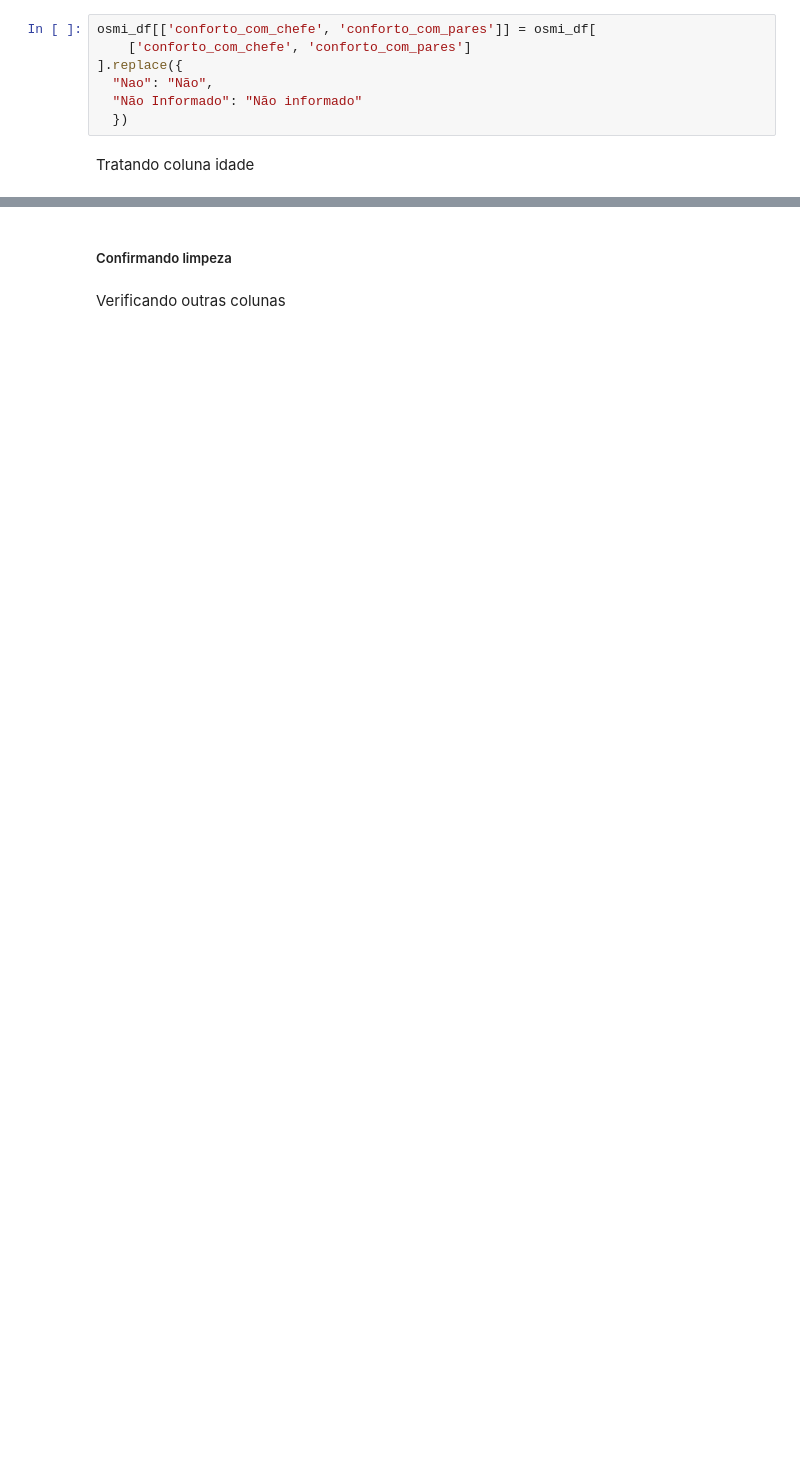
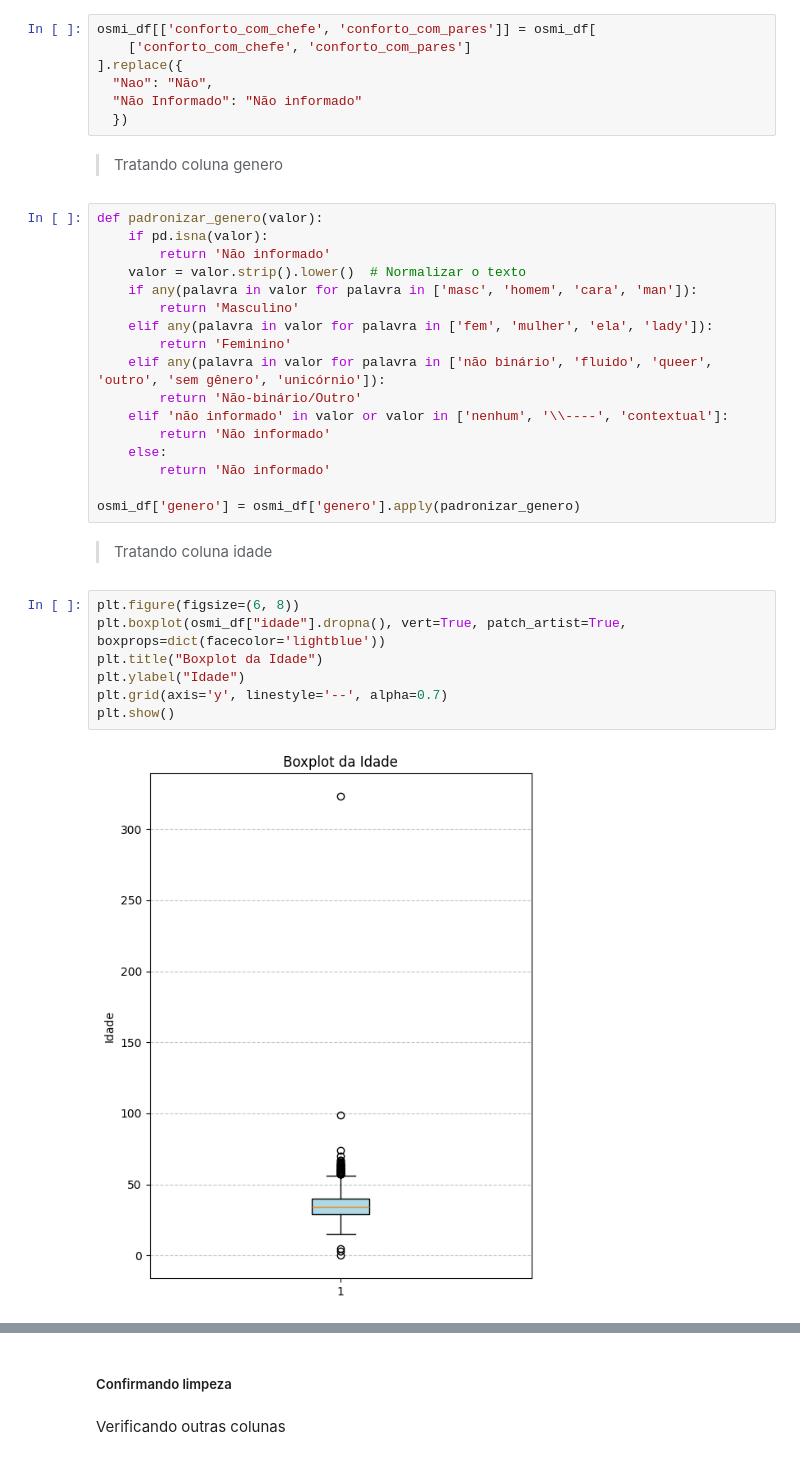
Before and after one commit to marcellsa/pucrs-trabalhos-academicos, a Jupyter notebook: 2024.4-coleta-preparacao-dados/projeto2-analise-saude-mental/notebooks/1_analise_saude_mental.ipynb, the cells around one changed output, grey strips where cells are left out. Cells and saved outputs as stored; diff of their text form; blank space fills up the shorter version.

```diff
--- a/2024.4-coleta-preparacao-dados/projeto2-analise-saude-mental/notebooks/1_analise_saude_mental.ipynb
+++ b/2024.4-coleta-preparacao-dados/projeto2-analise-saude-mental/notebooks/1_analise_saude_mental.ipynb
@@ -390,5 +392,33 @@ osmi_df[['conforto_com_chefe', 'conforto_com_pares']] = osmi_df[
   "Nao": "Não",
   "Não Informado": "Não informado"
   })
+# %% [markdown]
+> Tratando coluna genero
+# %%
+def padronizar_genero(valor):
+    if pd.isna(valor):
+        return 'Não informado'
+    valor = valor.strip().lower()  # Normalizar o texto
+    if any(palavra in valor for palavra in ['masc', 'homem', 'cara', 'man']):
+        return 'Masculino'
+    elif any(palavra in valor for palavra in ['fem', 'mulher', 'ela', 'lady']):
+        return 'Feminino'
+    elif any(palavra in valor for palavra in ['não binário', 'fluido', 'queer', 'outro', 'sem gênero', 'unicórnio']):
+        return 'Não-binário/Outro'
+    elif 'não informado' in valor or valor in ['nenhum', '\\----', 'contextual']:
+        return 'Não informado'
+    else:
+        return 'Não informado'
+
+osmi_df['genero'] = osmi_df['genero'].apply(padronizar_genero)
 # %% [markdown]
-Tratando coluna idade
+> Tratando coluna idade
+# %%
+plt.figure(figsize=(6, 8))
+plt.boxplot(osmi_df["idade"].dropna(), vert=True, patch_artist=True, boxprops=dict(facecolor='lightblue'))
+plt.title("Boxplot da Idade")
+plt.ylabel("Idade")
+plt.grid(axis='y', linestyle='--', alpha=0.7)
+plt.show()
+# %% [output]
+[figure, added]
```
Also changed, not shown: parts of 9 cells of this notebook.
